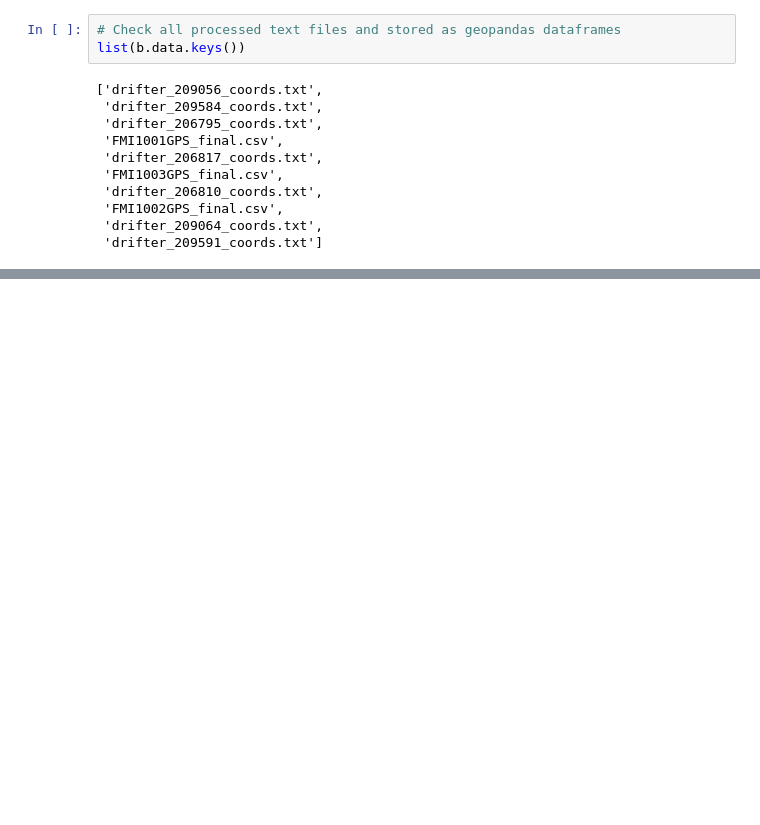
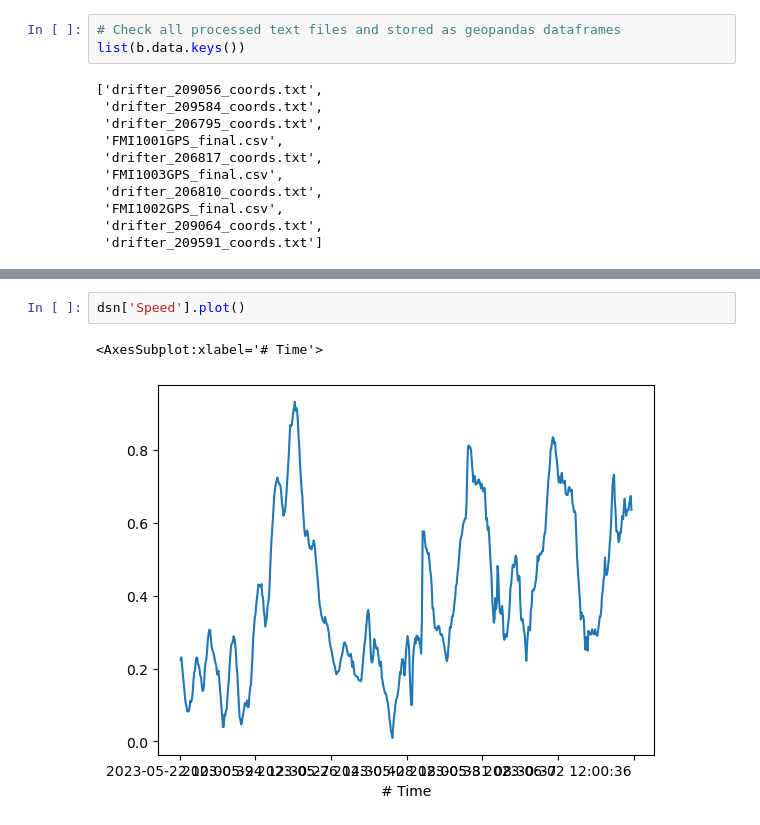
Before and after one commit to xdenisx/buoy_tools, a Jupyter notebook: buoy_tools.ipynb, the cells around one changed output, grey strips where cells are left out. Saved outputs shown, nothing was run; the diff lists cells and outputs as text; blank space fills up the shorter version.

```diff
--- a/buoy_tools.ipynb
+++ b/buoy_tools.ipynb
@@ -189,0 +242,5 @@ b.add_carra('/data/rrs/seaice/aux_data/carra/forecast_May_June_2023.grib',
+# %%
+dsn['Speed'].plot()
+# %% [output]
+<AxesSubplot:xlabel='# Time'>
+[figure, added]
```
Also changed, not shown: parts of 6 cells of this notebook, 1 other file.
